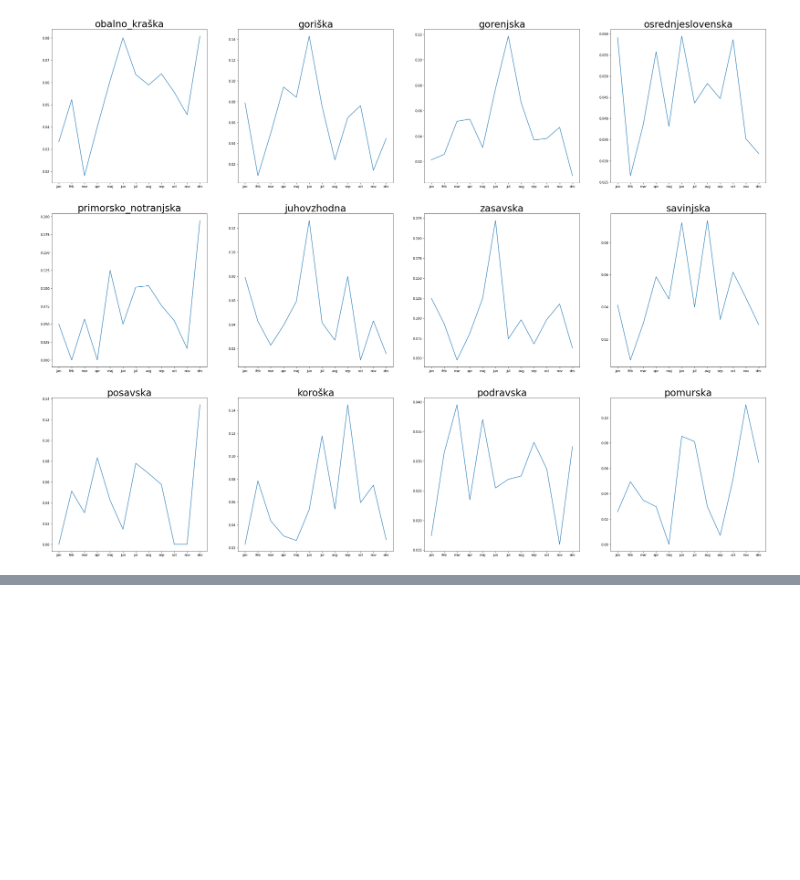
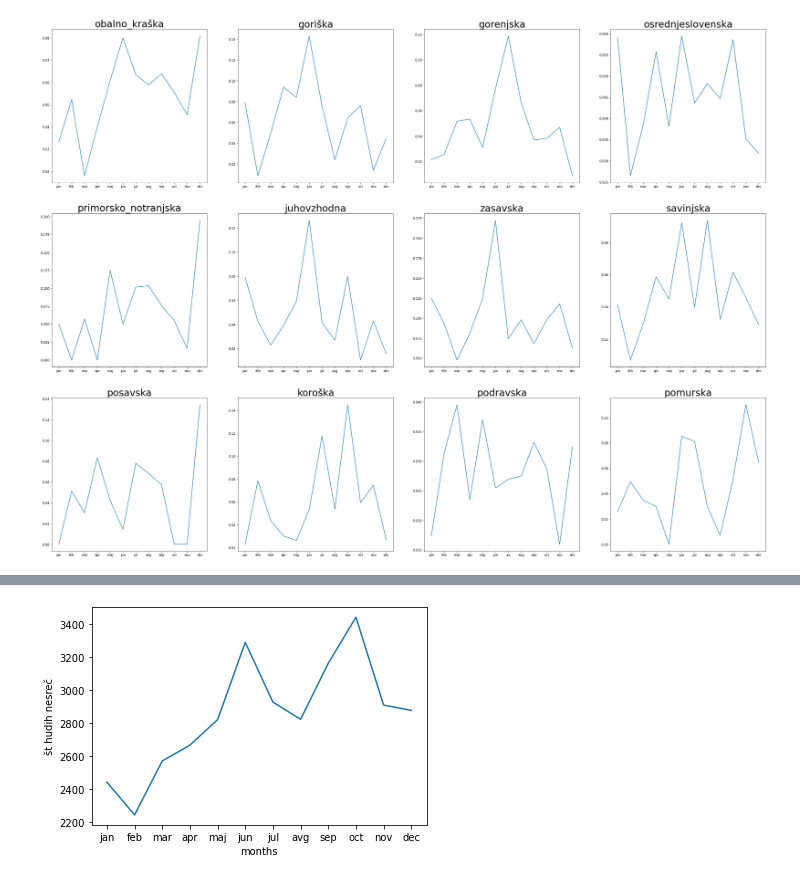
Before and after one commit to urssa/PR21AHJZMPVTBUS, a Jupyter notebook: občine razverščene po regijah.ipynb, the cells around one changed output, grey strips where cells are left out. Cells and saved outputs as stored; diff of their text form; code cells hidden in the pictures; blank space fills up the shorter version.

```diff
--- a/občine razverščene po regijah.ipynb
+++ b/občine razverščene po regijah.ipynb
@@ -105,0 +108,10 @@ for month in data_by_month:
+# %%
+hude=[]
+months=["jan","feb","mar","apr","maj","jun","jul","avg","sep","oct","nov","dec"]
+for month in data_by_month:
+    hude.append(month.shape[0])
+plt.plot(months,hude)
+plt.xlabel("months")
+plt.ylabel("št nesreč");
+# %% [output]
+[figure, added]
```
Also changed, not shown: parts of 4 cells of this notebook.
